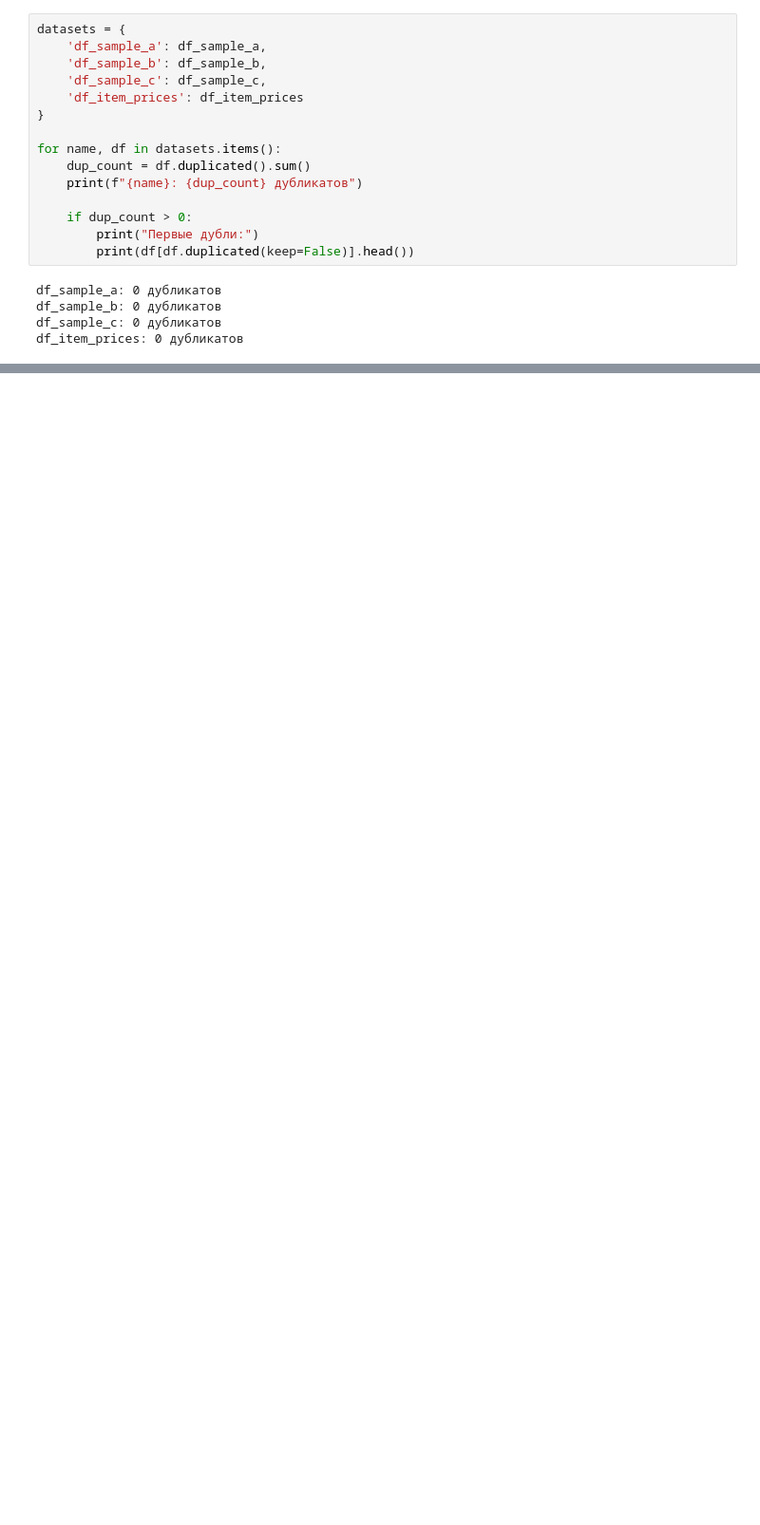
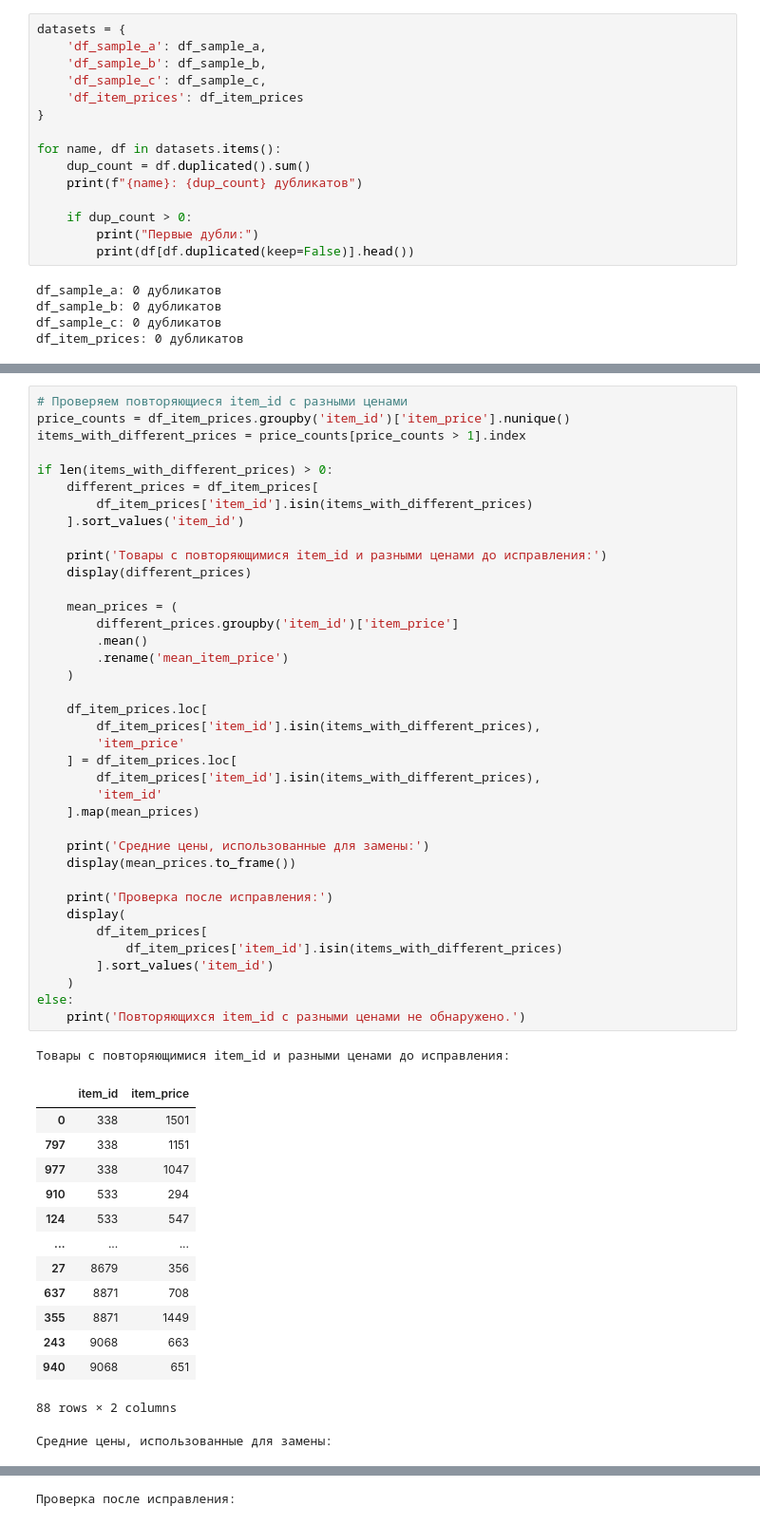
Before and after one commit to tgorbunov/sf_data_science, a Jupyter notebook: Skillfactory_ML/Economic impact assessment and MVP development/MVP-3. A B testing preparation and execution_Homework_TGorbunov.ipynb, the cells around one changed output, grey strips where cells are left out. Shown at 95% size. Cells and saved outputs as stored; diff of their text form; blank space fills up the shorter version.

```diff
--- a/Skillfactory_ML/Economic impact assessment and MVP development/MVP-3. A B testing preparation and execution_Homework_TGorbunov.ipynb
+++ b/Skillfactory_ML/Economic impact assessment and MVP development/MVP-3. A B testing preparation and execution_Homework_TGorbunov.ipynb
@@ -159,0 +170,54 @@ df_item_prices: 0 дубликатов
+# %%
+# Проверяем повторяющиеся item_id с разными ценами
+price_counts = df_item_prices.groupby('item_id')['item_price'].nunique()
+items_with_different_prices = price_counts[price_counts > 1].index
+
+if len(items_with_different_prices) > 0:
+    different_prices = df_item_prices[
+        df_item_prices['item_id'].isin(items_with_different_prices)
+    ].sort_values('item_id')
+
+    print('Товары с повторяющимися item_id и разными ценами до исправления:')
+    display(different_prices)
+
+    mean_prices = (
+        different_prices.groupby('item_id')['item_price']
+        .mean()
+        .rename('mean_item_price')
+    )
+
+    df_item_prices.loc[
+        df_item_prices['item_id'].isin(items_with_different_prices),
+        'item_price'
+    ] = df_item_prices.loc[
+        df_item_prices['item_id'].isin(items_with_different_prices),
+        'item_id'
+    ].map(mean_prices)
+
+    print('Средние цены, использованные для замены:')
+    display(mean_prices.to_frame())
+
+    print('Проверка после исправления:')
+    display(
+        df_item_prices[
+            df_item_prices['item_id'].isin(items_with_different_prices)
+        ].sort_values('item_id')
+    )
+else:
+    print('Повторяющихся item_id с разными ценами не обнаружено.')
+# %% [output]
+Товары с повторяющимися item_id и разными ценами до исправления:
+|  | item_id | item_price |
+| 0 | 338 | 1501 |
+| 797 | 338 | 1151 |
+| 977 | 338 | 1047 |
+| 910 | 533 | 294 |
+| 124 | 533 | 547 |
+| ... | ... | ... |
+| 27 | 8679 | 356 |
+| 637 | 8871 | 708 |
+| 355 | 8871 | 1449 |
+| 243 | 9068 | 663 |
+| 940 | 9068 | 651 |
+88 rows × 2 columns
+Средние цены, использованные для замены:
@@ -159,0 +242 @@ df_item_prices: 0 дубликатов
+Проверка после исправления:
```
Also changed, not shown: parts of 24 cells of this notebook, 1 other file.
